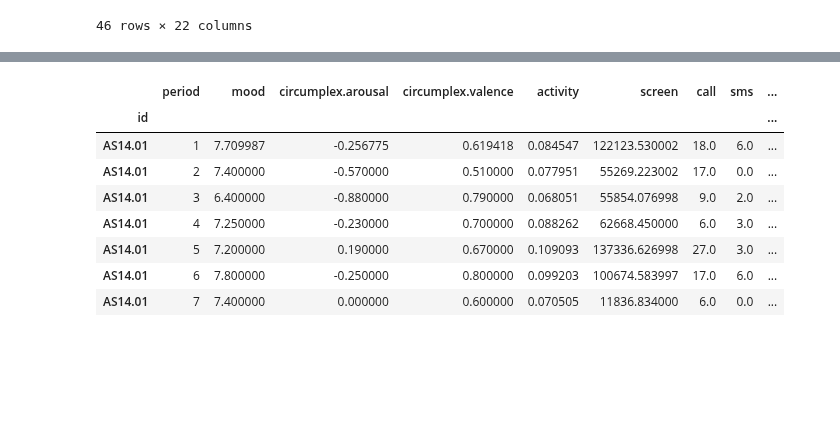
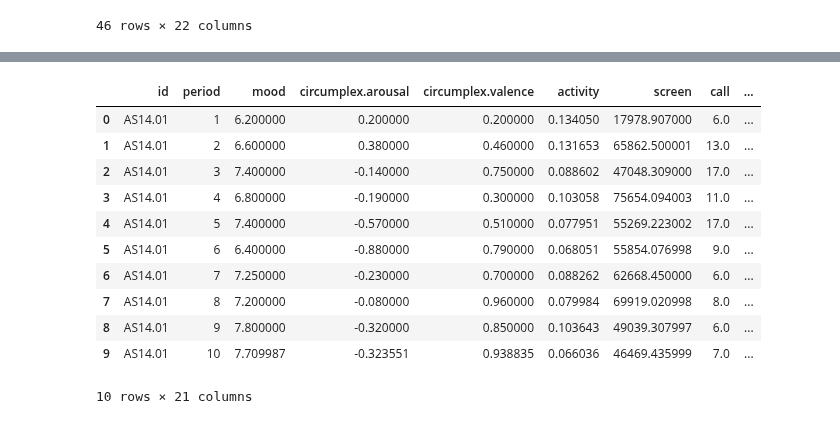
Before and after one commit to QST23/course_dmt, a Jupyter notebook: ass1/feature_engineering.ipynb, the cells around one changed output, grey strips where cells are left out. Drawn from its saved outputs; the diff is of its cells as text; code cells hidden in the pictures; blank space fills up the shorter version.

```diff
--- a/ass1/feature_engineering.ipynb
+++ b/ass1/feature_engineering.ipynb
@@ -61,12 +106,15 @@ df.set_index('id', inplace=True)
 # %%
-df.loc['AS14.01']
+result.loc[result['id'] == 'AS14.01']
 # %% [output]
-|  | period | mood | circumplex.arousal | circumplex.valence | activity | screen | call | sms | ... |
-| id |  |  |  |  |  |  |  |  | ... |
-| AS14.01 | 1 | 7.709987 | -0.256775 | 0.619418 | 0.084547 | 122123.530002 | 18.0 | 6.0 | ... |
-| AS14.01 | 2 | 7.400000 | -0.570000 | 0.510000 | 0.077951 | 55269.223002 | 17.0 | 0.0 | ... |
-| AS14.01 | 3 | 6.400000 | -0.880000 | 0.790000 | 0.068051 | 55854.076998 | 9.0 | 2.0 | ... |
-| AS14.01 | 4 | 7.250000 | -0.230000 | 0.700000 | 0.088262 | 62668.450000 | 6.0 | 3.0 | ... |
-| AS14.01 | 5 | 7.200000 | 0.190000 | 0.670000 | 0.109093 | 137336.626998 | 27.0 | 3.0 | ... |
-| AS14.01 | 6 | 7.800000 | -0.250000 | 0.800000 | 0.099203 | 100674.583997 | 17.0 | 6.0 | ... |
-| AS14.01 | 7 | 7.400000 | 0.000000 | 0.600000 | 0.070505 | 11836.834000 | 6.0 | 0.0 | ... |
+|  | id | period | mood | circumplex.arousal | circumplex.valence | activity | screen | call | ... |
+| 0 | AS14.01 | 1 | 6.200000 | 0.200000 | 0.200000 | 0.134050 | 17978.907000 | 6.0 | ... |
+| 1 | AS14.01 | 2 | 6.600000 | 0.380000 | 0.460000 | 0.131653 | 65862.500001 | 13.0 | ... |
+| 2 | AS14.01 | 3 | 7.400000 | -0.140000 | 0.750000 | 0.088602 | 47048.309000 | 17.0 | ... |
+| 3 | AS14.01 | 4 | 6.800000 | -0.190000 | 0.300000 | 0.103058 | 75654.094003 | 11.0 | ... |
+| 4 | AS14.01 | 5 | 7.400000 | -0.570000 | 0.510000 | 0.077951 | 55269.223002 | 17.0 | ... |
+| 5 | AS14.01 | 6 | 6.400000 | -0.880000 | 0.790000 | 0.068051 | 55854.076998 | 9.0 | ... |
+| 6 | AS14.01 | 7 | 7.250000 | -0.230000 | 0.700000 | 0.088262 | 62668.450000 | 6.0 | ... |
+| 7 | AS14.01 | 8 | 7.200000 | -0.080000 | 0.960000 | 0.079984 | 69919.020998 | 8.0 | ... |
+| 8 | AS14.01 | 9 | 7.800000 | -0.320000 | 0.850000 | 0.103643 | 49039.307997 | 6.0 | ... |
+| 9 | AS14.01 | 10 | 7.709987 | -0.323551 | 0.938835 | 0.066036 | 46469.435999 | 7.0 | ... |
+10 rows × 21 columns
```
Also changed, not shown: parts of 4 cells of this notebook.
